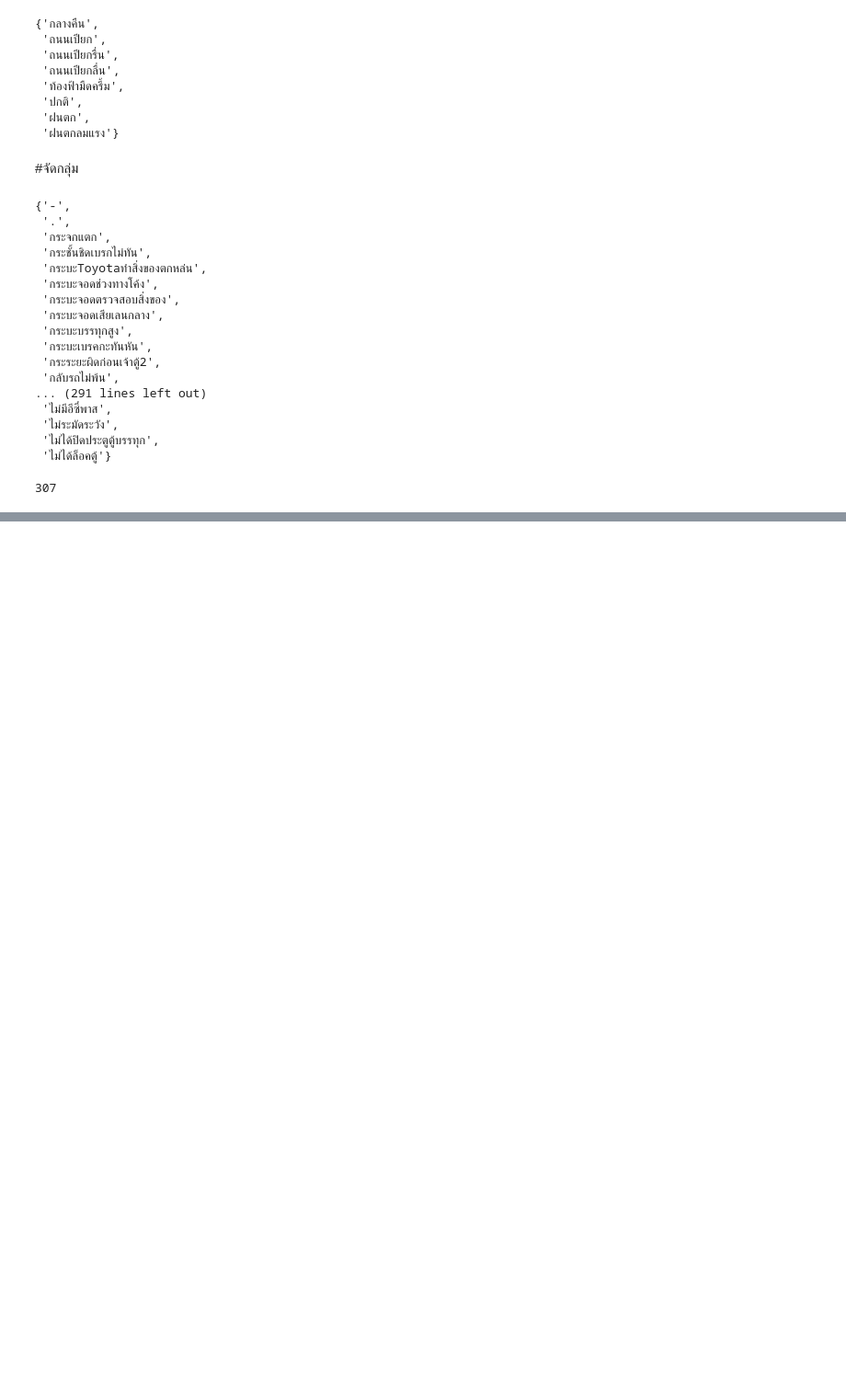
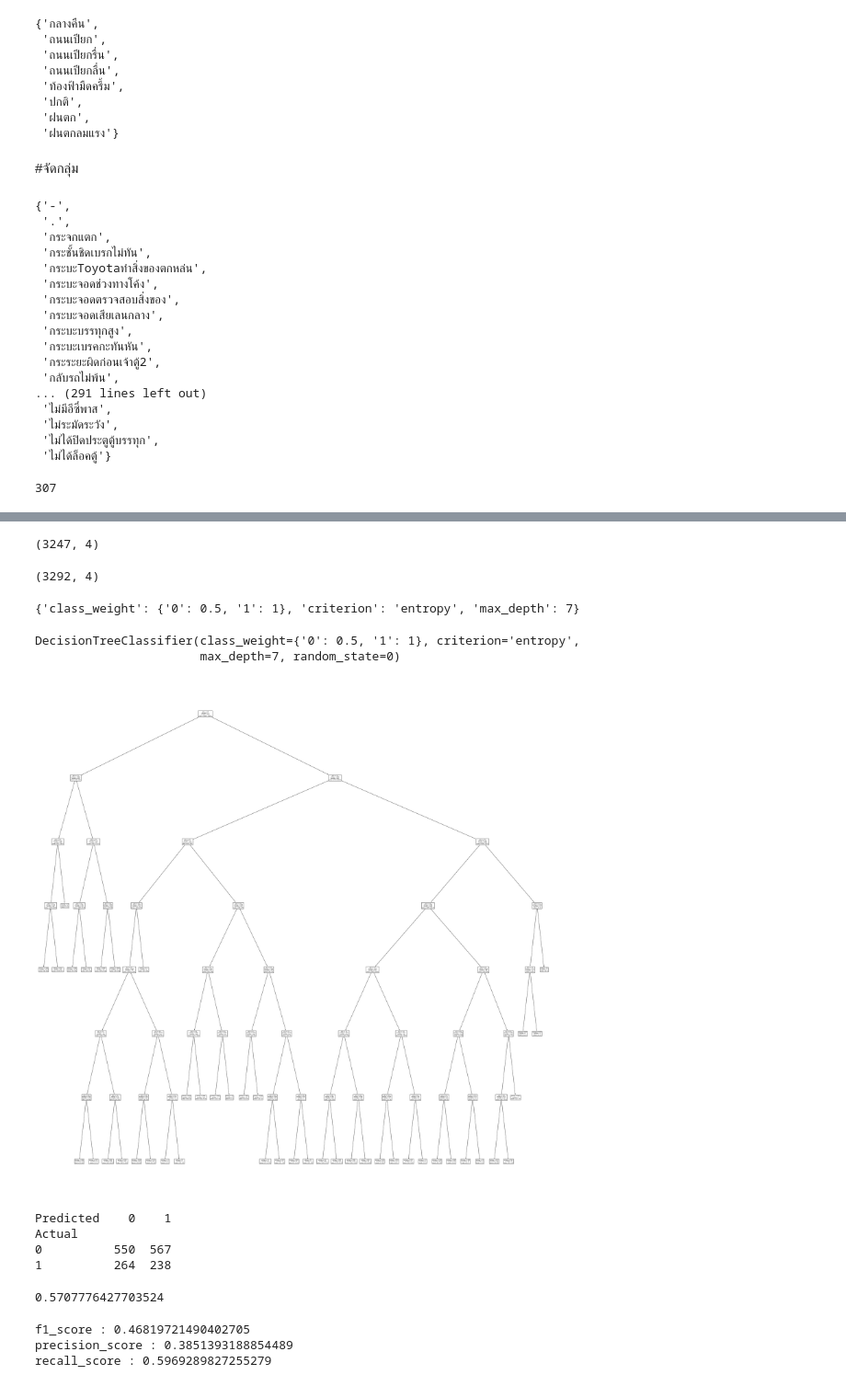
Before and after one commit to MOOwuttichai/project_dataWDkku, a Jupyter notebook: projectเเก้.ipynb, the cells around one changed output, grey strips where cells are left out. Shown: that part at 92% size. Cells and saved outputs as stored; diff of their text form; code cells hidden in the pictures; blank space fills up the shorter version.

```diff
--- a/projectเเก้.ipynb
+++ b/projectเเก้.ipynb
@@ -378,0 +474,18 @@ len({'ขับรถในระยะกระชันชิด':'ขับ
+# %%
+np.random.seed(seed=10)
+a = np.random.randint(2, size=len(data_new_D))
+# %%
+train = data_new_D[a == 0]
+train.shape
+# %% [output]
+(3247, 4)
+# %%
+test = data_new_D[a == 1]
+test.shape
+# %% [output]
+(3292, 4)
+# %%
+X_train = train.iloc[:,:-1]
+y_train = train.iloc[:,-1]
+X_test = test.iloc[:,:-1]
+y_test = test.iloc[:,-1]
@@ -378,0 +504,15 @@ len({'ขับรถในระยะกระชันชิด':'ขับ
+# %%
+dtree_grid_search(X_train,y_train,5)
+# %% [output]
+{'class_weight': {'0': 0.5, '1': 1}, 'criterion': 'entropy', 'max_depth': 7}
+# %%
+Dtreeproject = DecisionTreeClassifier(random_state=0,criterion='entropy',max_depth=7,class_weight= {'0':0.5 , '1': 1})
+Dtreeproject.fit(X_train,y_train)
+# %% [output]
+DecisionTreeClassifier(class_weight={'0': 0.5, '1': 1}, criterion='entropy',
+                       max_depth=7, random_state=0)
+# %%
+_,ax = plt.subplots(figsize=(50,50))
+tree.plot_tree(Dtreeproject);
+# %% [output]
+[figure, added]
@@ -378,0 +521,21 @@ len({'ขับรถในระยะกระชันชิด':'ขับ
+# %%
+y_test = pd.Series(y_test, name='Actual')
+y_predict = pd.Series(y_predict, name='Predicted')
+print(pd.crosstab(y_test, y_predict))
+# %% [output]
+Predicted    0    1
+Actual
+0          550  567
+1          264  238
+# %%
+accuracy_score(y_test, y_predict)
+# %% [output]
+0.5707776427703524
+# %%
+print(f'f1_score : {f1_score(y_test.apply (int), y_predict.apply (int))}')
+print(f'precision_score : {precision_score(y_test.apply (int), y_predict.apply (int))}')
+print(f'recall_score : {recall_score(y_test.apply (int), y_predict.apply (int))}')
+# %% [output]
+f1_score : 0.46819721490402705
+precision_score : 0.3851393188854489
+recall_score : 0.5969289827255279
```
Also changed, not shown: parts of 17 cells of this notebook.
